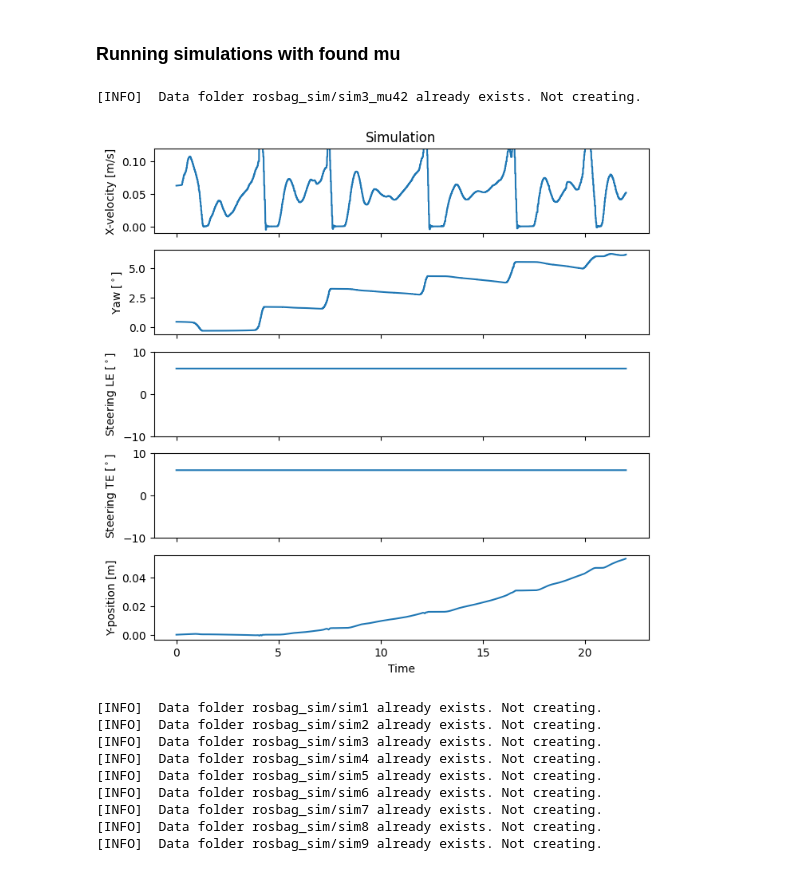
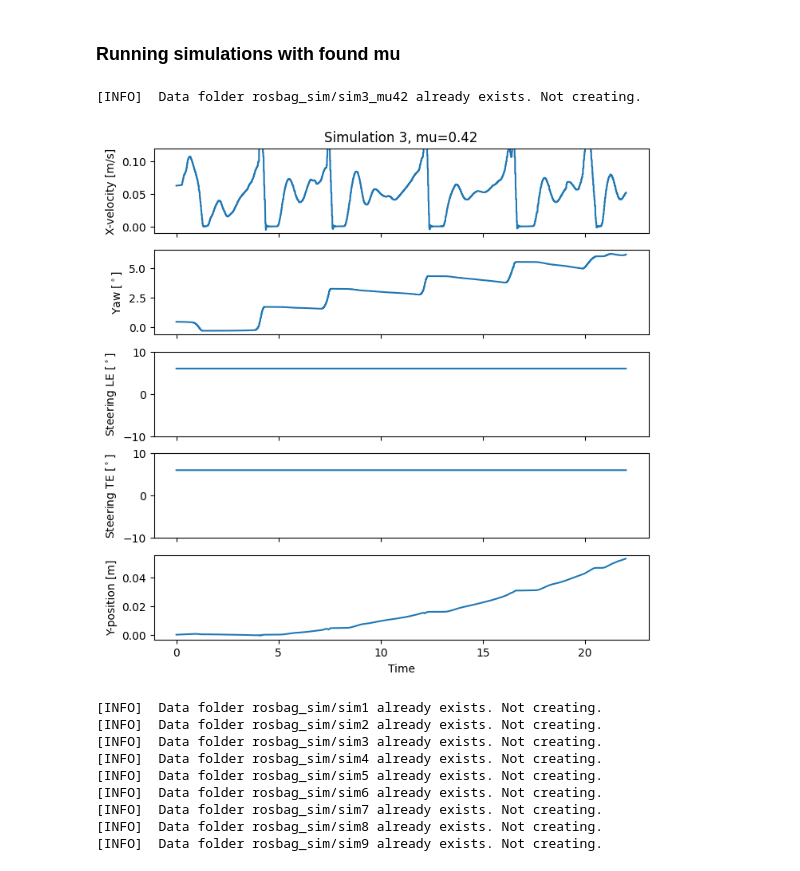
Before and after one commit to robotengineer123/RR-RobotSim, a Jupyter notebook: dataprocessing.ipynb, the cells around one changed output. Drawn from its saved outputs; the diff is of its cells as text; code cells hidden in the pictures.

Commit message:
Save plots from simulation and tests added

```diff
--- a/dataprocessing.ipynb
+++ b/dataprocessing.ipynb
@@ -115,10 +116,11 @@ for i in range(0, n_sims):
 # %%
 df_vel_1, df_yaw_1, df_odom_1, df_joint_1 = df_sim('rosbag_sim/sim3_mu42.bag')
 
-df_plot(df_vel_1, df_yaw_1, df_odom_1, df_joint_1, title=f'Simulation')
+df_plot(df_vel_1, df_yaw_1, df_odom_1, df_joint_1, title=f'Simulation 3, mu=0.42')
+plt.savefig(f'plots/sim3_mu=0.42.png')
 # %% [output]
 [INFO]  Data folder rosbag_sim/sim3_mu42 already exists. Not creating.
-[figure, old version]
+[figure, new version]
 # %%
 n_sims = 9
 
```
Also changed, not shown: parts of 3 cells of this notebook, 1 other file.
